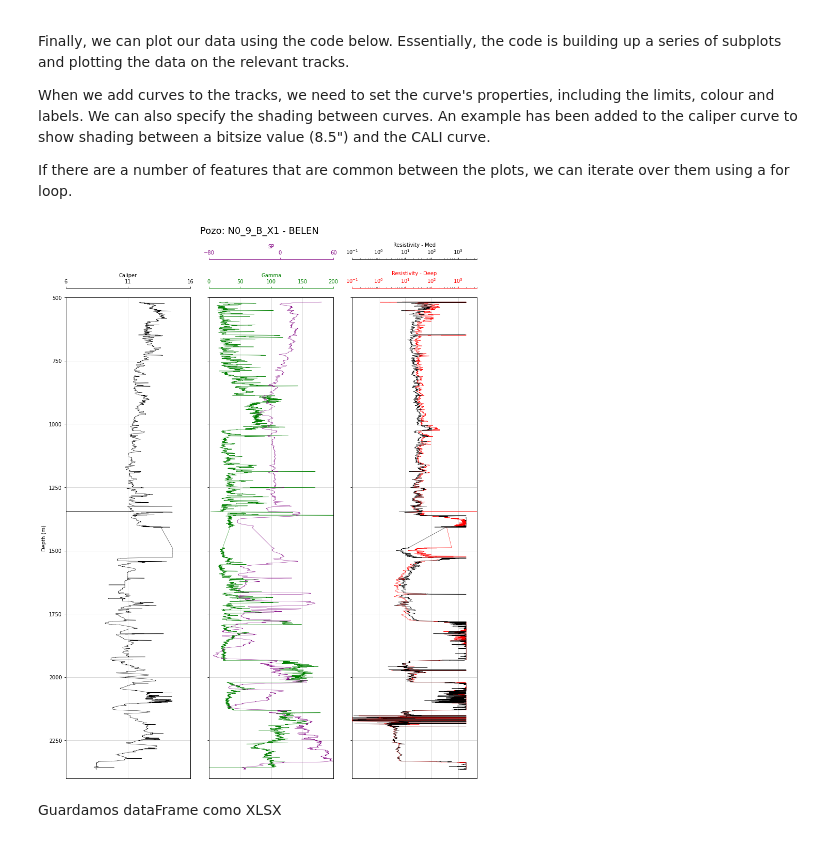
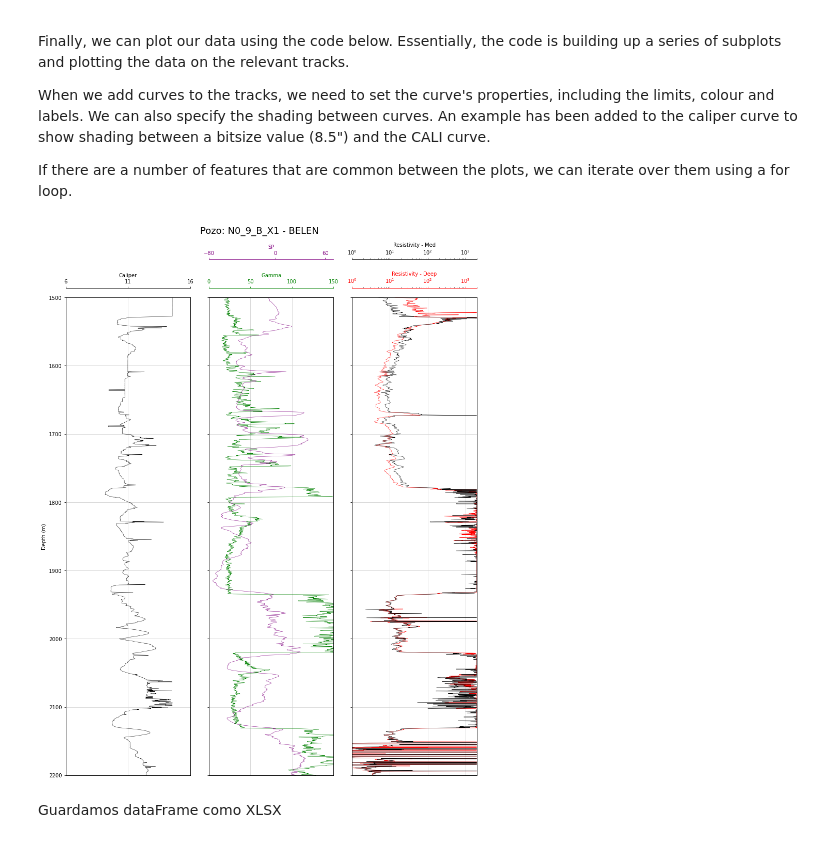
Before and after one commit to rubensdmp/Well-Logs-Cuenca-Norte, a Jupyter notebook: 01-Log-Belen.ipynb, the cells around one changed output. Drawn from its saved outputs; the diff is of its cells as text; code cells hidden in the pictures.

```diff
--- a/01-Log-Belen.ipynb
+++ b/01-Log-Belen.ipynb
@@ -145,7 +145,7 @@ well = well.drop(well[well['CALI']<0.1].index)
 well = well.drop(well[well['GR']==0].index)
 well = well.drop(well[well['SP']==0].index)
 well = well.drop(well[well['ILD']==0].index)
-well = well.drop(well[well['ILD']<0].index)
+#well = well.drop(well[well['ILD']<0].index)
 well = well.drop(well[well['ILM']==0].index)
 # %%
 # Creamos el well_nan para visualizar los rangos de datos contenidos en el LAS
@@ -246,33 +246,33 @@ ax1.set_xticks([6,  11, 16])
 ax2.plot(well["GR"], well.index, color = "green", linewidth = 0.5)
 ax2.set_xlabel("Gamma")
 ax2.xaxis.label.set_color("green")
-ax2.set_xlim(0, 200)
+ax2.set_xlim(0, 150)
 ax2.tick_params(axis='x', colors="green")
 ax2.spines["top"].set_edgecolor("green")
 ax2.title.set_color('green')
-ax2.set_xticks([0, 50, 100, 150, 200])
+ax2.set_xticks([0, 50, 100, 150])
 #ax1.fill_betweenx(well_nan.index, well["GR"], 200, facecolor='yellow')
 
 # Resistivity track
 ax4.plot(well["ILD"], well.index, color = "red", linewidth = 0.5)
 ax4.set_xlabel("Resistivity - Deep")
-ax4.set_xlim(0.1, 5000)
+ax4.set_xlim(10, 2000)
 ax4.xaxis.label.set_color("red")
 ax4.tick_params(axis='x', colors="red")
 ax4.spines["top"].set_edgecolor("red")
-ax4.set_xticks([0.1, 1, 10, 100, 1000])
+ax4.set_xticks([1, 10, 100, 1000])
 ax4.semilogx()
 
 # Resistivity track - Curve 2
 ax7.plot(well["ILM"], well.index, color = "black", linewidth = 0.5)
 ax7.set_xlabel("Resistivity - Med")
-ax7.set_xlim(0.1, 5000)
+ax7.set_xlim(10, 2000)
 ax7.xaxis.label.set_color("black")
 ax7.spines["top"].set_position(("axes", 1.08))
 ax7.spines["top"].set_visible(True)
 ax7.tick_params(axis='x', colors="black")
 ax7.spines["top"].set_edgecolor("black")
-ax7.set_xticks([0.1, 1, 10, 100, 1000])
+ax7.set_xticks([ 1, 10, 100, 1000])
 ax7.semilogx()
 
 
@@ -281,7 +281,7 @@ ax6.plot(well["SP"], well.index, color = "purple", linewidth = 0.5)
 ax6.set_xlabel("SP")
 ax6.spines["top"].set_position(("axes", 1.08))
 ax6.spines["top"].set_visible(True)
-ax6.set_xlim(-80, 60)
+ax6.set_xlim(-80, 70)
 ax6.xaxis.label.set_color("purple")
 ax6.tick_params(axis='x', colors="purple")
 ax6.spines["top"].set_edgecolor("purple")
@@ -289,35 +289,35 @@ ax6.xaxis.set_ticks_position("top")
 ax6.set_xticks([-80, 0, 60])
 
 
 
 # Common functions for setting up the plot can be extracted into
 # a for loop. This saves repeating code.
 for ax in [ax1, ax2, ax4]:
-    ax.set_ylim(2400, 500)
+    ax.set_ylim(2200, 1500)
     ax.grid(which='major', color='lightgrey', linestyle='-')
     ax.xaxis.set_ticks_position("top")
     ax.xaxis.set_label_position("top")
     ax.spines["top"].set_position(("axes", 1.02))
 
     # loop through the formations dictionary and zone colours
     #for depth, colour in zip(formations.values(), zone_colours):
         # use the depths and colours to shade across the subplots
         #ax.axhspan(depth[0], depth[1], color=colour, alpha=0.1)
 
 
 
 for ax in [ax2, ax4, ax6]:
     plt.setp(ax.get_yticklabels(), visible = False)
 
 
 fig.suptitle(tituloPozo, y=1, ha='center', fontsize=18)
 plt.tight_layout()
 
 fig.subplots_adjust(wspace = 0.15)
 plt.savefig(nombrePozo + ".jpg")
 plt.show()
 # %% [output]
-[figure, old version]
+[figure, new version]
 # %% [markdown]
 Guardamos dataFrame como XLSX
 # %%
```
Also changed, not shown: parts of 3 cells of this notebook, 3 other files.
